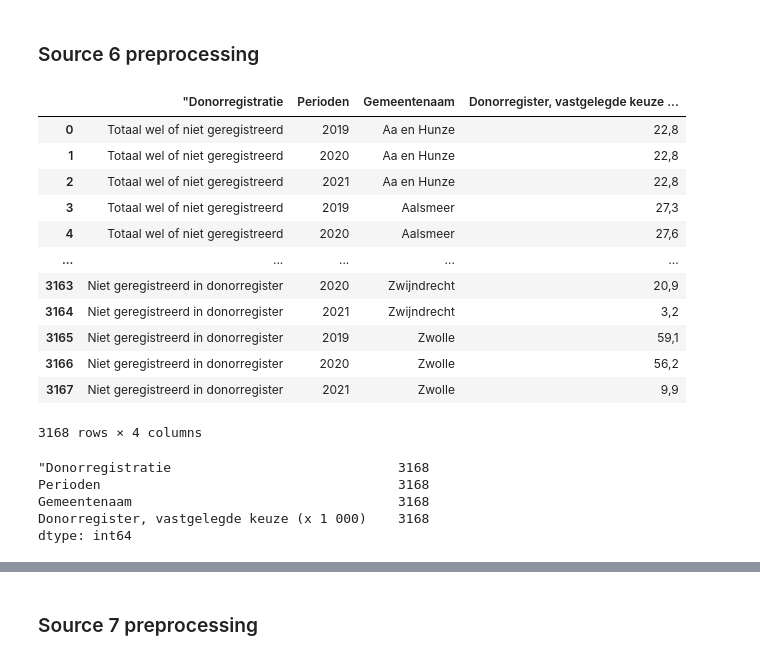
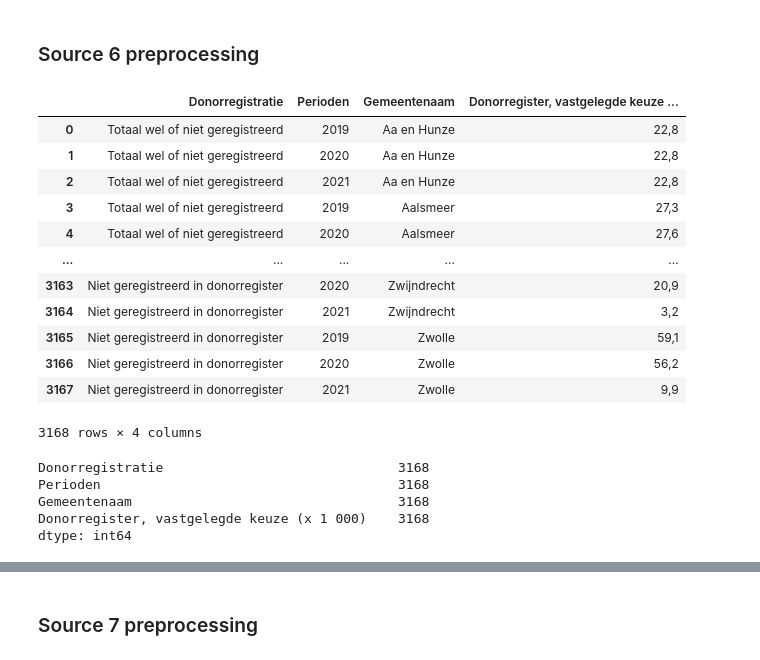
Before and after one commit to reikichan/2AMD20, a Jupyter notebook: preprocessing.ipynb, the cells around one changed output, grey strips where cells are left out. Saved outputs shown, nothing was run; the diff lists cells and outputs as text; code cells hidden in the pictures.

```diff
--- a/preprocessing.ipynb
+++ b/preprocessing.ipynb
@@ -253,29 +547,29 @@ source_5
 # %%
 source_number = 6
 source_folder_path = f"data/Source_{source_number}"
 
 # Pandas sanity check, open the just created file
 source_6 = pd.read_csv(f"{source_folder_path}/Source_{source_number}_full_converted_raw.csv")
 
 # remove "" from column names and string values
 source_6.columns = source_6.columns.str[1:]
 source_6.columns = source_6.columns.str[:-1]
 source_6["Regio's"] = source_6["Regio's"].str[1:]
 source_6["Regio's"] = source_6["Regio's"].str[:-1]
 source_6["Perioden"] = source_6["Perioden"].str[1:]
 source_6["Perioden"] = source_6["Perioden"].str[:-1]
-source_6['"Donorregistratie'] = source_6['"Donorregistratie'].str[1:]
-source_6['"Donorregistratie'] = source_6['"Donorregistratie'].str[:-1]
+source_6['Donorregistratie'] = source_6['Donorregistratie'].str[1:]
+source_6['Donorregistratie'] = source_6['Donorregistratie'].str[:-1]
 
 # remove * char from 2021
 source_6["Perioden"] = source_6["Perioden"].str.replace("*","")
 
 # rename column for merging
 source_6.rename(columns={"Regio's": "Gemeentenaam"}, inplace = True)
 
 source_6
 # %% [output]
-|  | "Donorregistratie | Perioden | Gemeentenaam | Donorregister, vastgelegde keuze ... |
+|  | Donorregistratie | Perioden | Gemeentenaam | Donorregister, vastgelegde keuze ... |
 | 0 | Totaal wel of niet geregistreerd | 2019 | Aa en Hunze | 22,8 |
 | 1 | Totaal wel of niet geregistreerd | 2020 | Aa en Hunze | 22,8 |
 | 2 | Totaal wel of niet geregistreerd | 2021 | Aa en Hunze | 22,8 |
@@ -291,7 +585,7 @@ source_6
 # %%
 source_6.count()
 # %% [output]
-"Donorregistratie                             3168
+Donorregistratie                              3168
 Perioden                                      3168
 Gemeentenaam                                  3168
 Donorregister, vastgelegde keuze (x 1 000)    3168
```
Also changed, not shown: parts of 24 cells of this notebook.
